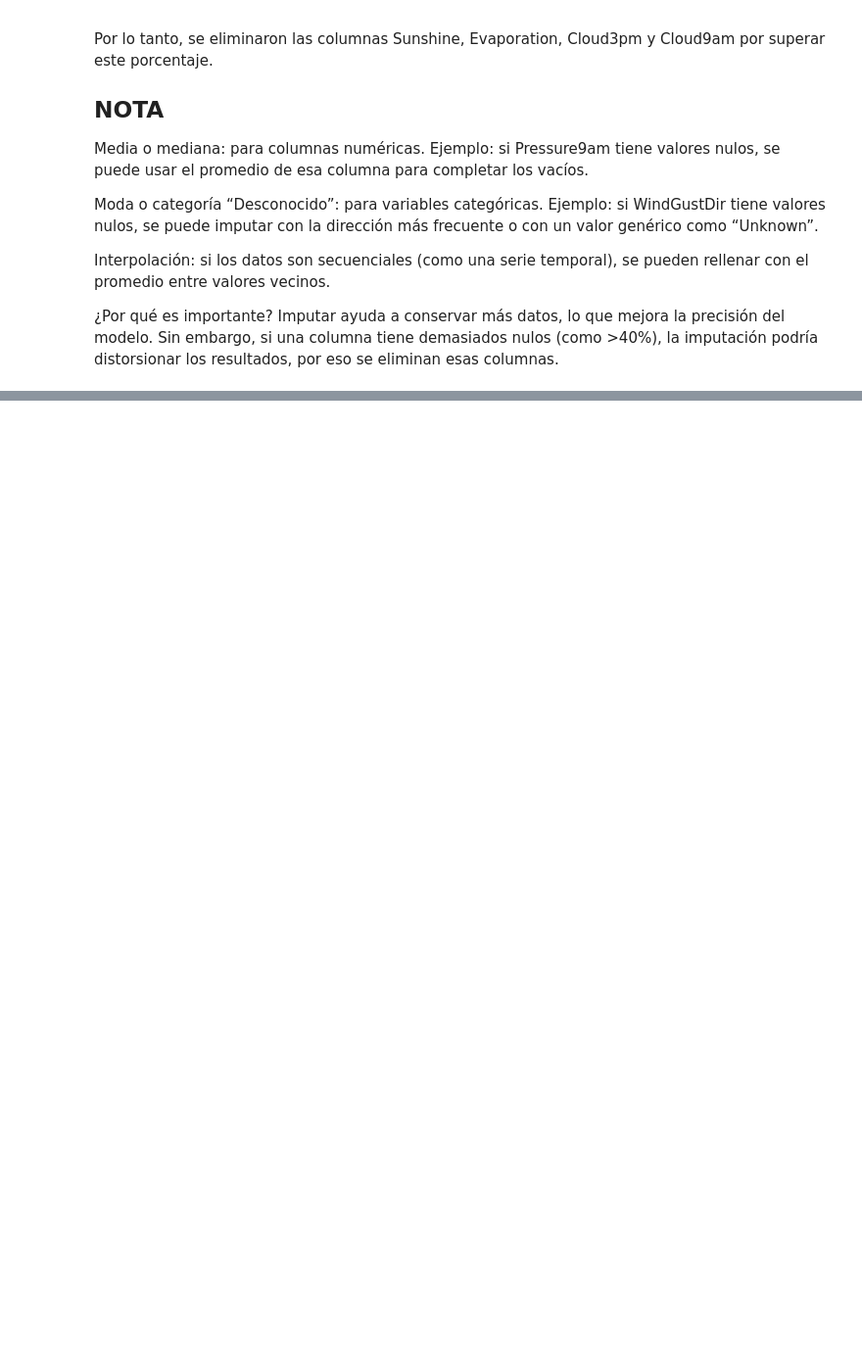
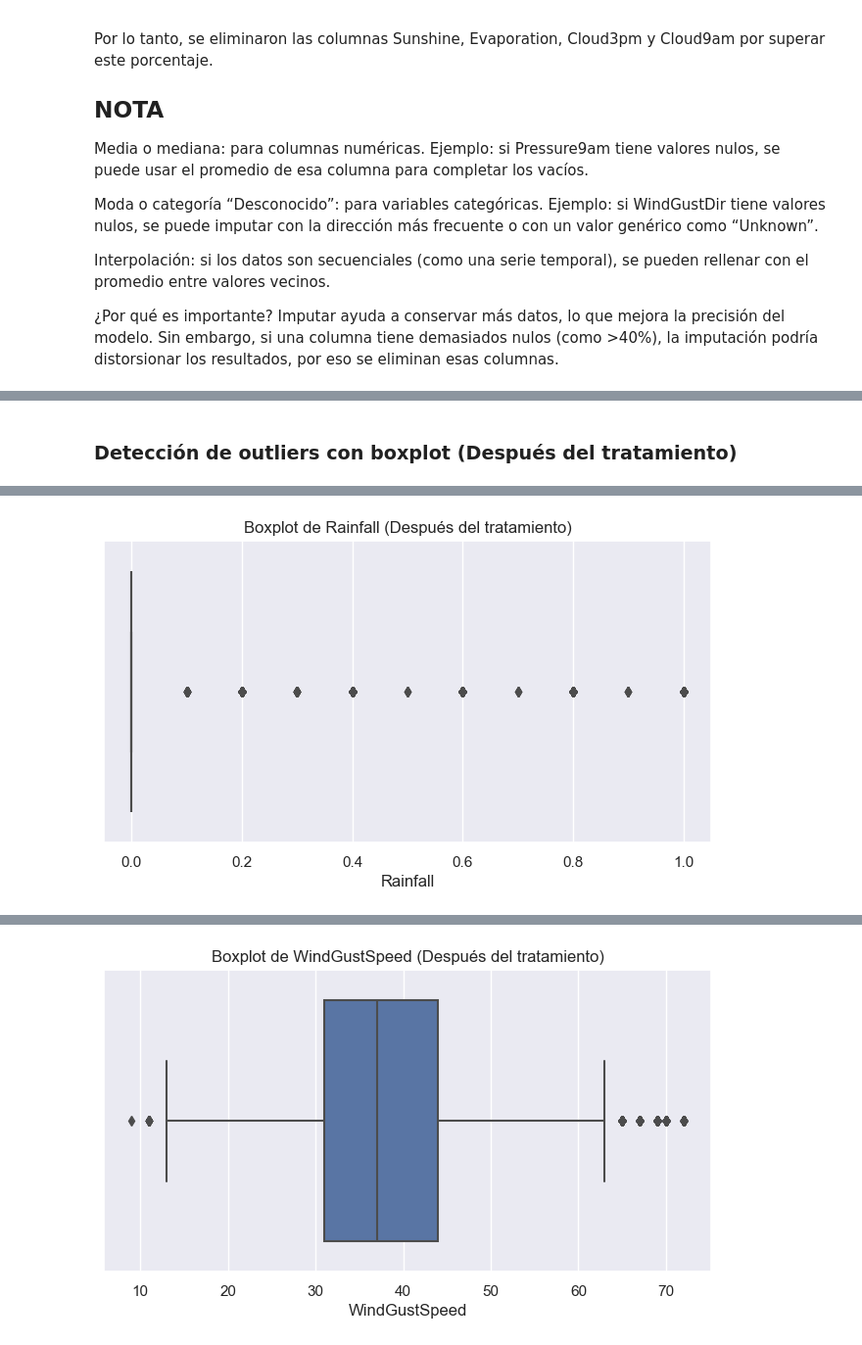
Before and after one commit to Manolowo/MineriadeDatos_Meteorologia, a Jupyter notebook: commonwealth/notebooks/02_data_understanding.ipynb, the cells around one changed output, grey strips where cells are left out. Shown at 98% size. Cells and saved outputs as stored; diff of their text form; code cells hidden in the pictures; blank space fills up the shorter version.

```diff
--- a/commonwealth/notebooks/02_data_understanding.ipynb
+++ b/commonwealth/notebooks/02_data_understanding.ipynb
@@ -181,0 +352,9 @@ Imputar ayuda a conservar más datos, lo que mejora la precisión del modelo. Si
+# %%
+print("Registros antes del tratamiento:", df.shape[0])
+Q1 = df.quantile(0.25, numeric_only=True)
+Q3 = df.quantile(0.75, numeric_only=True)
+IQR = Q3 - Q1
+
+numeric_cols = df.select_dtypes(include='number').columns
+df = df[~((df[numeric_cols] < (Q1 - 1.5 * IQR)) | (df[numeric_cols] > (Q3 + 1.5 * IQR))).any(axis=1)]
+print("Registros después del tratamiento:", df.shape[0])
@@ -181,0 +372,9 @@ Imputar ayuda a conservar más datos, lo que mejora la precisión del modelo. Si
+# %% [markdown]
+### Detección de outliers con boxplot (Después del tratamiento)
+# %%
+for var in features:
+    plt.figure(figsize=(8, 4))
+    sns.boxplot(x=df[var])
+    plt.title(f'Boxplot de {var} (Después del tratamiento)')
+    plt.show()
+# %% [output]
@@ -181,0 +382 @@ Imputar ayuda a conservar más datos, lo que mejora la precisión del modelo. Si
+[figure, added]
@@ -181,0 +384 @@ Imputar ayuda a conservar más datos, lo que mejora la precisión del modelo. Si
+[figure, added]
```
Also changed, not shown: parts of 32 cells of this notebook, 1 other file.
